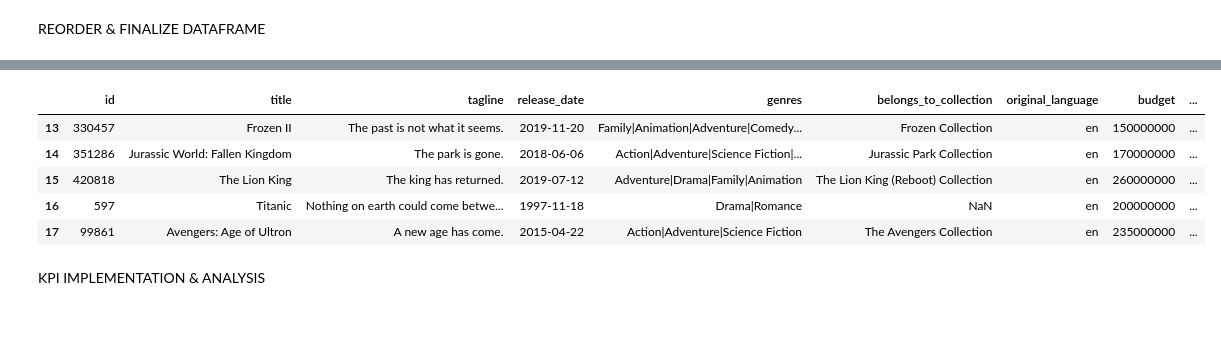
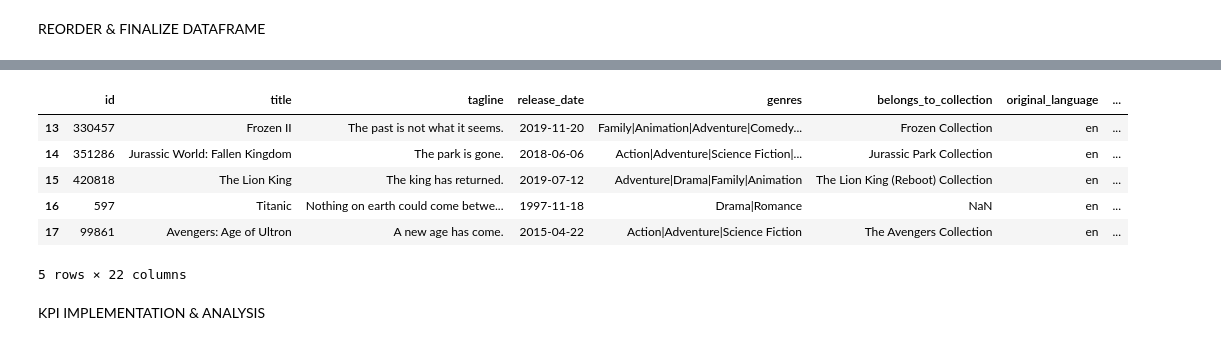
Before and after one commit to GhGuda/tmdb-movie-analysis-amalitech, a Jupyter notebook: notebooks/01_api_extraction.ipynb, the cells around one changed output, grey strips where cells are left out. Drawn from its saved outputs; the diff is of its cells as text; code cells hidden in the pictures.

```diff
--- a/notebooks/01_api_extraction.ipynb
+++ b/notebooks/01_api_extraction.ipynb
@@ -52,7 +35,7 @@ def drop_irrelevant_columns(movies_df):
         return movies_df
     except Exception as e:
         logging.error(f"Error: {e}")
-        return ""
+        return "Error occured"
 
 movies_df = drop_irrelevant_columns(movies_df)
 movies_df
@@ -263,19 +307,32 @@ REORDER & FINALIZE DATAFRAME
 # %%
 def reorder_columns(movie_df):
-    ordered_columns = ['id', 'title', 'tagline', 'release_date', 'genres', 'belongs_to_collection',
-                        'original_language', 'budget', 'revenue', 'production_companies',
-                        'production_countries', 'vote_count', 'vote_average', 'popularity',
-                        'runtime', 'overview', 'spoken_languages', 'poster_path']
-    movie_df = movies_df.reindex(columns=ordered_columns)
-    return movie_df
+    try:
+        ordered_columns = [
+            'id', 'title', 'tagline', 'release_date', 'genres', 'belongs_to_collection',
+            'original_language', 'budget_musd', 'revenue_musd', 'production_companies',
+            'production_countries', 'vote_count', 'vote_average', 'popularity',
+            'runtime', 'overview', 'spoken_languages', 'poster_path',
+            'cast', 'cast_size', 'director', 'crew_size'
+        ]
+
+
+        # Keep only the columns that exist
+        cols_present = [col for col in ordered_columns if col in movie_df.columns]
+
+        movie_df = movies_df.reindex(columns=cols_present)
+        return movie_df
+    except Exception as e:
+        logging.error(f"Error: {e}")
+        return "Error occured"
 reorder_columns(movies_df).tail()
 # %% [output]
-|  | id | title | tagline | release_date | genres | belongs_to_collection | original_language | budget | ... |
-| 13 | 330457 | Frozen II | The past is not what it seems. | 2019-11-20 | Family|Animation|Adventure|Comedy... | Frozen Collection | en | 150000000 | ... |
-| 14 | 351286 | Jurassic World: Fallen Kingdom | The park is gone. | 2018-06-06 | Action|Adventure|Science Fiction|... | Jurassic Park Collection | en | 170000000 | ... |
-| 15 | 420818 | The Lion King | The king has returned. | 2019-07-12 | Adventure|Drama|Family|Animation | The Lion King (Reboot) Collection | en | 260000000 | ... |
-| 16 | 597 | Titanic | Nothing on earth could come betwe... | 1997-11-18 | Drama|Romance | NaN | en | 200000000 | ... |
-| 17 | 99861 | Avengers: Age of Ultron | A new age has come. | 2015-04-22 | Action|Adventure|Science Fiction | The Avengers Collection | en | 235000000 | ... |
+|  | id | title | tagline | release_date | genres | belongs_to_collection | original_language | ... |
+| 13 | 330457 | Frozen II | The past is not what it seems. | 2019-11-20 | Family|Animation|Adventure|Comedy... | Frozen Collection | en | ... |
+| 14 | 351286 | Jurassic World: Fallen Kingdom | The park is gone. | 2018-06-06 | Action|Adventure|Science Fiction|... | Jurassic Park Collection | en | ... |
+| 15 | 420818 | The Lion King | The king has returned. | 2019-07-12 | Adventure|Drama|Family|Animation | The Lion King (Reboot) Collection | en | ... |
+| 16 | 597 | Titanic | Nothing on earth could come betwe... | 1997-11-18 | Drama|Romance | NaN | en | ... |
+| 17 | 99861 | Avengers: Age of Ultron | A new age has come. | 2015-04-22 | Action|Adventure|Science Fiction | The Avengers Collection | en | ... |
+5 rows × 22 columns
 # %% [markdown]
 KPI IMPLEMENTATION & ANALYSIS
 # %% [markdown]
```
Also changed, not shown: parts of 26 cells of this notebook, 21 other files.
